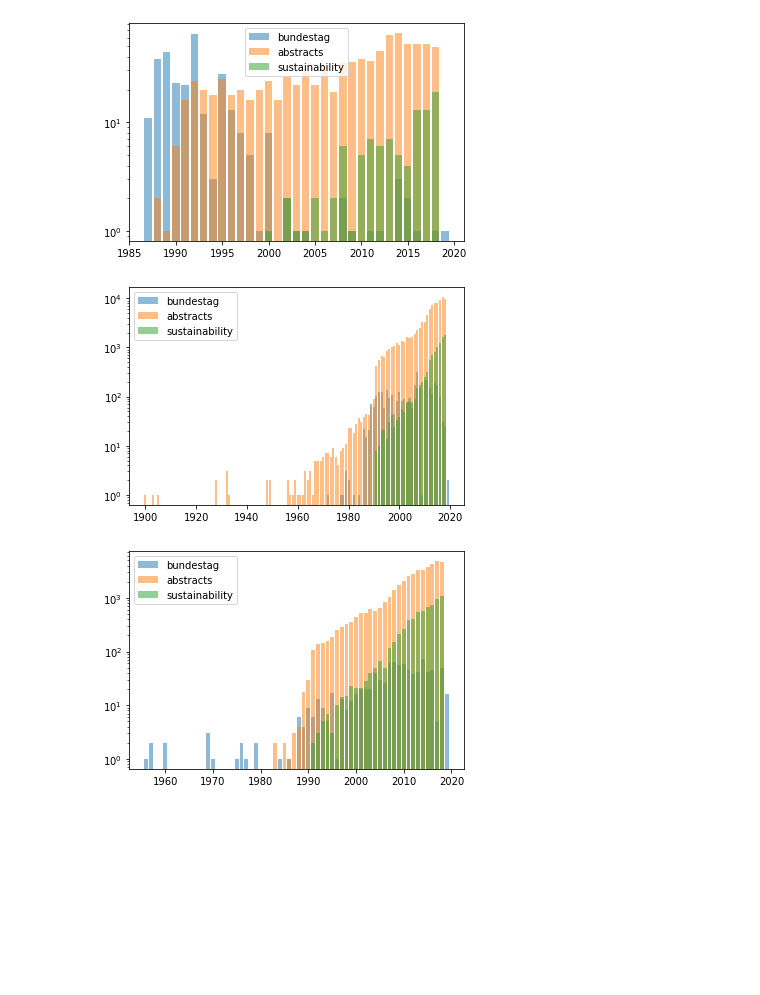
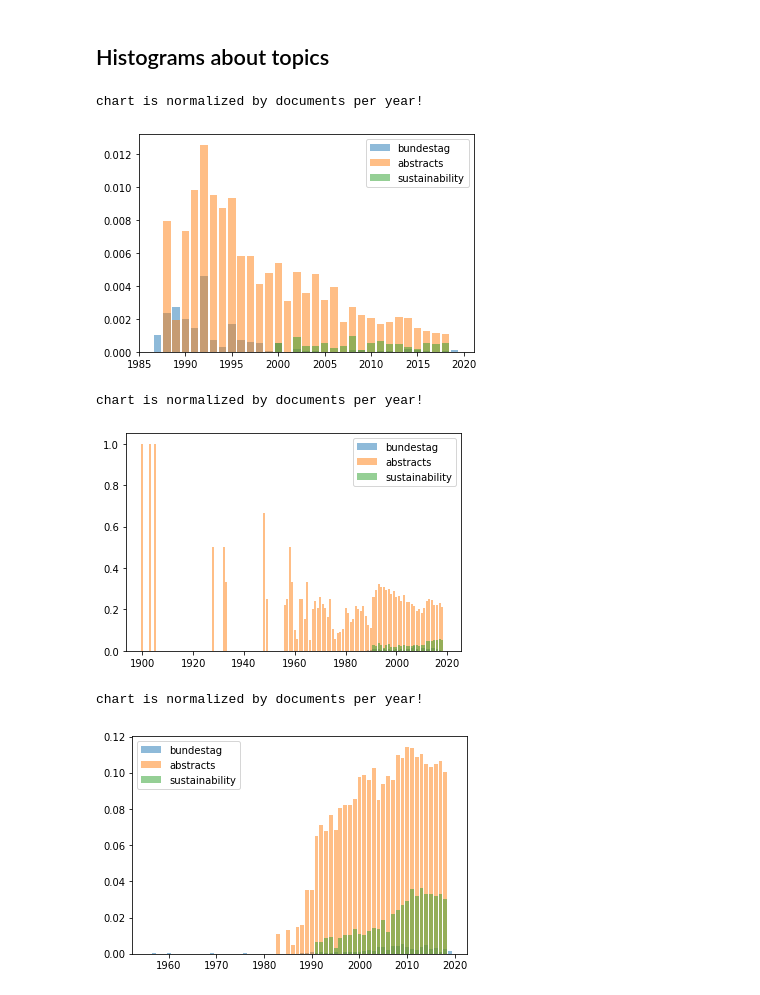
Before and after one commit to philipptrenz/climate-keywords, a Jupyter notebook: pipeline.ipynb, the cells around one changed output. Cells and saved outputs as stored; diff of their text form; code cells hidden in the pictures; blank space fills up the shorter version.

Commit message:
normalize histograms by documents per year

```diff
--- a/pipeline.ipynb
+++ b/pipeline.ipynb
@@ -17,32 +21,55 @@ corpora: List[Corpus] = [
 from simple_statistics import yearwise_documents
 from plot_utils import simple_bar_histogram, multi_bar_histogram
 
-def show_histogram_for_topics(topics=[], normalize=False, corpus_lengths=[877973, 407961, 221034], y_scale="linear"):
+def show_histogram_for_topics(topics=[], normalize_by_year=True, normalize=False, corpus_lengths=[877973, 407961, 221034], y_scale="linear"):
+    if normalize_by_year:
+        print('chart is normalized by documents per year!')
+
     mult_years = []
     mult_counts = []
     filtered_corpora = []
     for corpus in corpora:
+
+        if normalize_by_year:
+            all_years_counts = {}
+            all_years, all_counts = yearwise_documents(corpus)
+            for i in range(len(all_years)):
+                all_years_counts[all_years[i]] = all_counts[i]
+
         corpus = CorpusFilter.filter(corpus=corpus, text_contains_one_of=topics)
         filtered_corpora.append(corpus)
+
         years, counts = yearwise_documents(corpus)
         mult_years.append(years)
-        mult_counts.append(counts)
+
+        if normalize_by_year:
+            normalized_counts = []
+            for i, c in enumerate(counts):
+                normalized_counts.append(c/all_years_counts[years[i]])
+            mult_counts.append(normalized_counts)
+        else:
+            mult_counts.append(counts)
     multi_bar_histogram(mult_years, mult_counts, labels=["bundestag", "abstracts", "sustainability"], normalize=normalize, corpus_lengths=corpus_lengths, y_scale=y_scale)
 
 def show_bundestag_histogram_for_topics(topics=[], y_scale="linear"):
     corpus = CorpusFilter.filter(corpus=corpora[0], text_contains_one_of=topics)
     years, counts = yearwise_documents(corpus)
     simple_bar_histogram(years, counts, y_scale=y_scale)
+# %% [markdown]
+## Histograms about topics
 # %%
-show_histogram_for_topics(["fckw", "cfc"], y_scale="log")
+show_histogram_for_topics(["fckw", "cfc"], y_scale="linear")
 # %% [output]
+chart is normalized by documents per year!
-[figure, old version]
+[figure, new version]
 # %%
-show_histogram_for_topics(["kohlenstoffdioxid", "carbon dioxide", "co2"], y_scale="log")
+show_histogram_for_topics(["kohlenstoffdioxid", "carbon dioxide", "co2"], y_scale="linear")
 # %% [output]
+chart is normalized by documents per year!
-[figure, old version]
+[figure, new version]
 # %%
-show_histogram_for_topics(["greenhouse gas", "ghg", "treibhausgas", "thg"], y_scale="log")
+show_histogram_for_topics(["greenhouse gas", "ghg", "treibhausgas", "thg"], y_scale="linear")
 # %% [output]
+chart is normalized by documents per year!
-[figure, old version]
+[figure, new version]
 # %%
```
Also changed, not shown: parts of 10 cells of this notebook.
